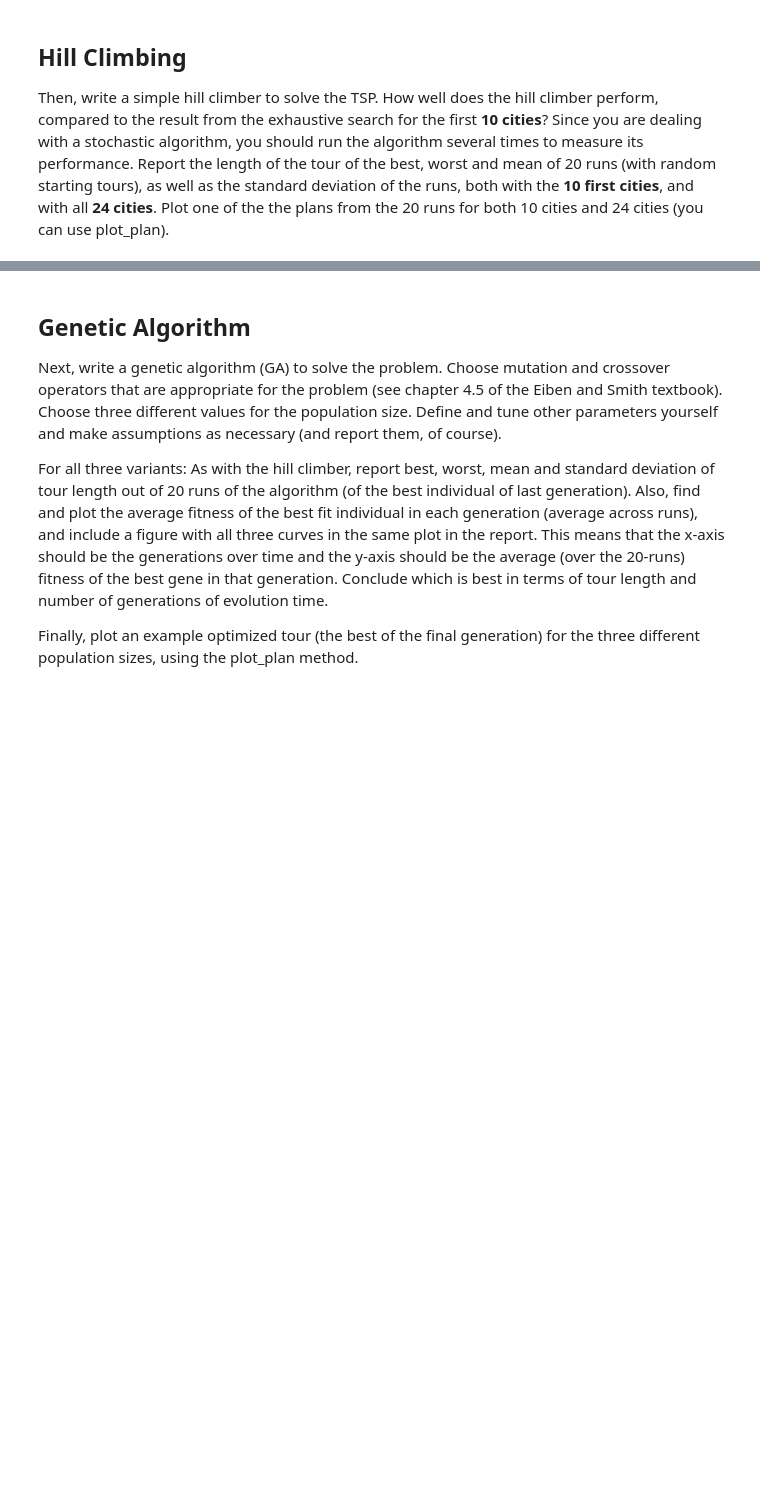
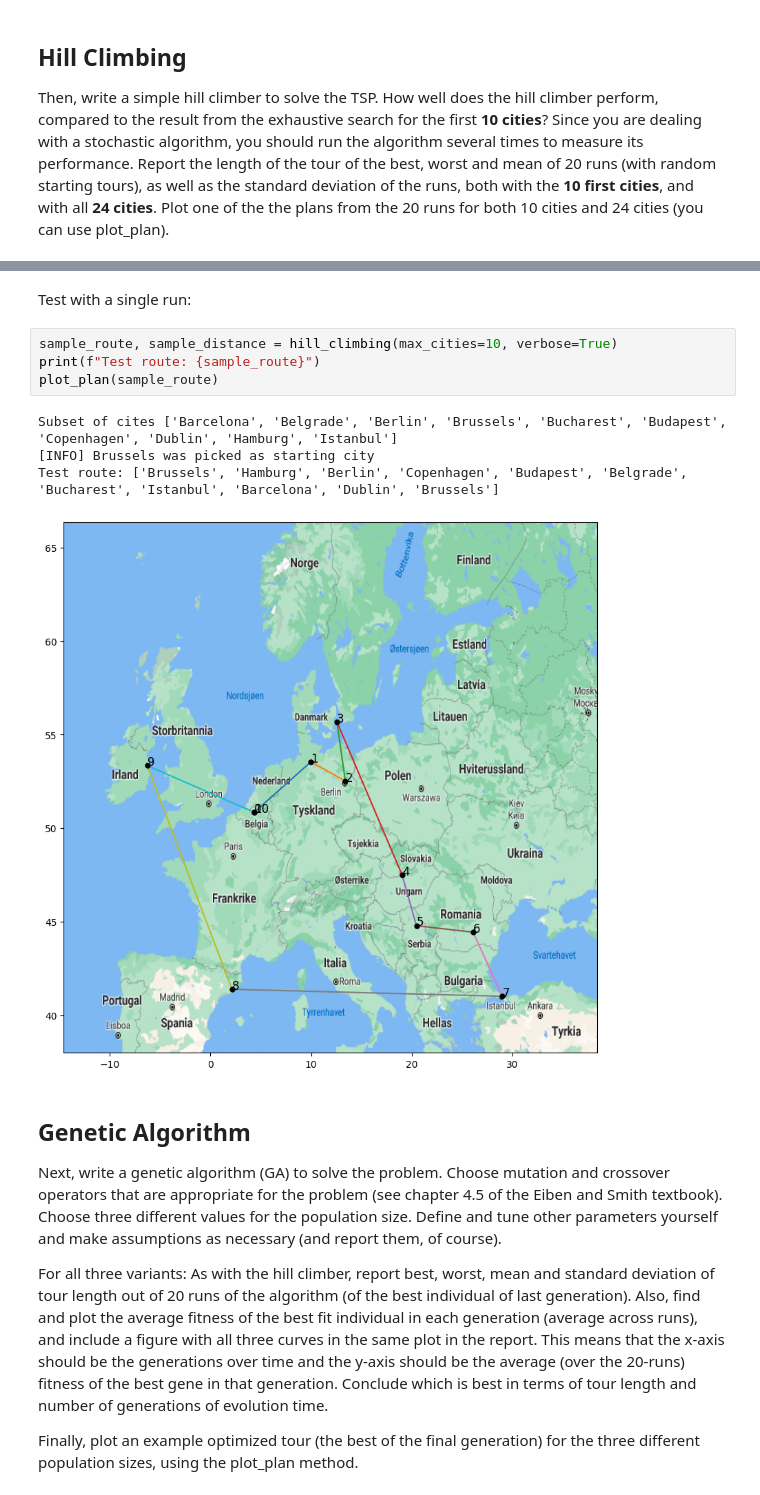
Before and after one commit to KjetilIN/traveling-salesman, a Jupyter notebook: Assignment1.ipynb, the cells around one changed output, grey strips where cells are left out. Cells and saved outputs as stored; diff of their text form; blank space fills up the shorter version.

Commit message:
add: initial draft of hill climbing

```diff
--- a/Assignment1.ipynb
+++ b/Assignment1.ipynb
@@ -318,3 +371,14 @@ worst and mean of 20 runs (with random starting tours), as well as the standard
+# %% [markdown]
+Test with a single run:
+# %%
+sample_route, sample_distance = hill_climbing(max_cities=10, verbose=True)
+print(f"Test route: {sample_route}")
+plot_plan(sample_route)
+# %% [output]
+Subset of cites ['Barcelona', 'Belgrade', 'Berlin', 'Brussels', 'Bucharest', 'Budapest', 'Copenhagen', 'Dublin', 'Hamburg', 'Istanbul']
+[INFO] Brussels was picked as starting city
+Test route: ['Brussels', 'Hamburg', 'Berlin', 'Copenhagen', 'Budapest', 'Belgrade', 'Bucharest', 'Istanbul', 'Barcelona', 'Dublin', 'Brussels']
+[figure, added]
 # %% [markdown]
 ## Genetic Algorithm
 Next, write a genetic algorithm (GA) to solve the problem. Choose mutation and crossover operators that are appropriate for the problem (see chapter 4.5 of the Eiben and Smith textbook). Choose three different values for the population size. Define and tune other parameters yourself and make assumptions as necessary (and report them, of course).
```
Also changed, not shown: parts of 2 cells of this notebook, 3 other files.
